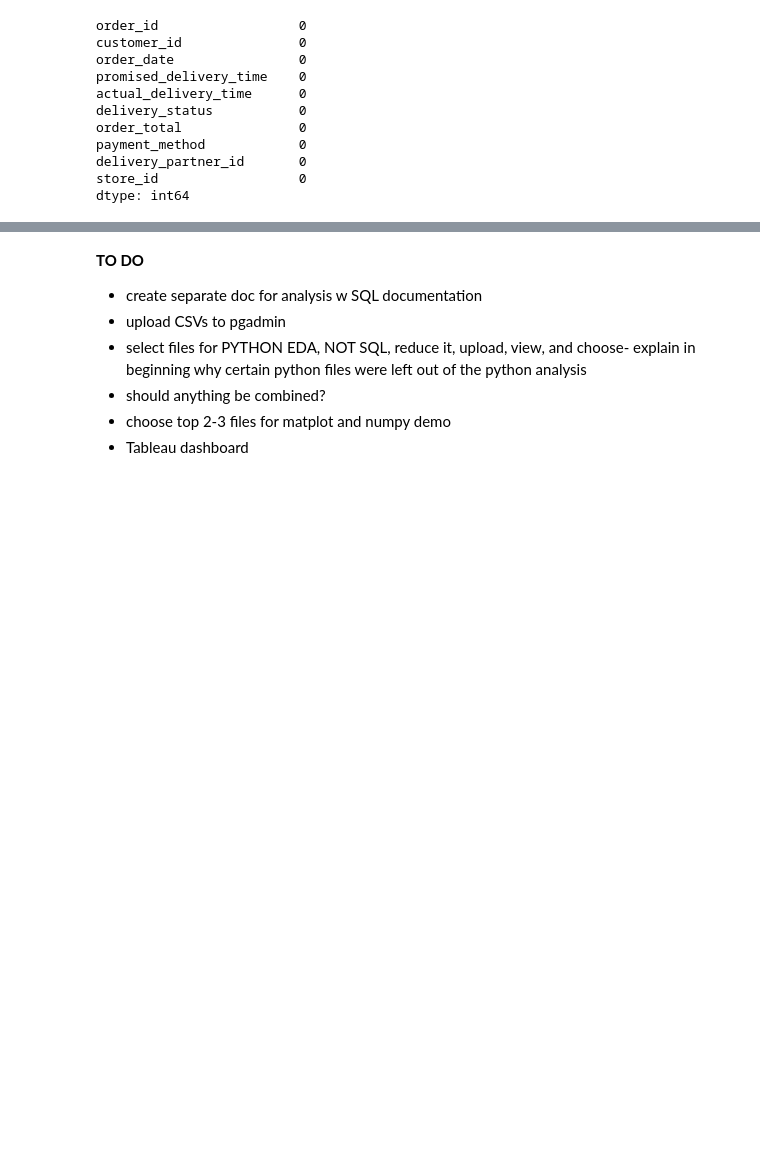
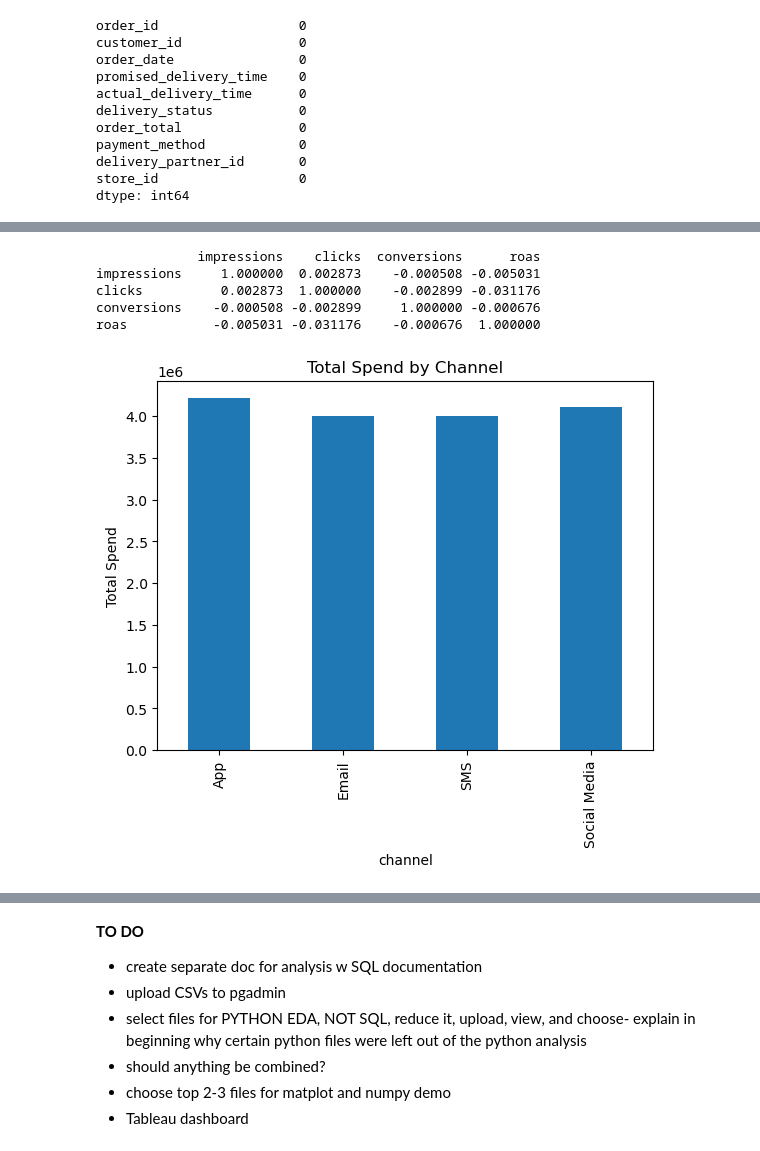
Before and after one commit to toviyahw/blinkit-sales-analysis, a Jupyter notebook: Project-Plan.ipynb, the cells around one changed output, grey strips where cells are left out. Drawn from its saved outputs; the diff is of its cells as text; code cells hidden in the pictures; blank space fills up the shorter version.

```diff
--- a/Project-Plan.ipynb
+++ b/Project-Plan.ipynb
@@ -183,0 +509,16 @@ The fifth file: **NOTE -NEW version, or og version**
+# %%
+# how do these performance metrics correlate to overall roas?
+correlation_matrix = mkt_df[['impressions', 'clicks', 'conversions', 'roas']].corr()
+print(correlation_matrix)
+# %% [output]
+             impressions    clicks  conversions      roas
+impressions     1.000000  0.002873    -0.000508 -0.005031
+clicks          0.002873  1.000000    -0.002899 -0.031176
+conversions    -0.000508 -0.002899     1.000000 -0.000676
+roas           -0.005031 -0.031176    -0.000676  1.000000
+# %%
+mkt_df.groupby('channel')['spend'].sum().plot(kind='bar', title="Total Spend by Channel")
+plt.ylabel("Total Spend")
+plt.show()
+# %% [output]
+[figure, added]
```
Also changed, not shown: parts of 100 cells of this notebook.
